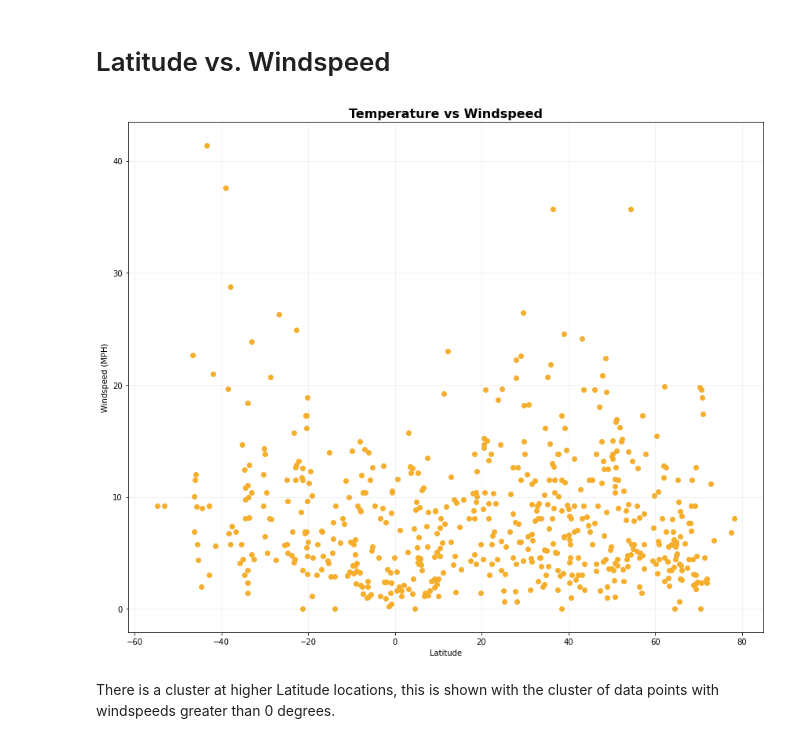
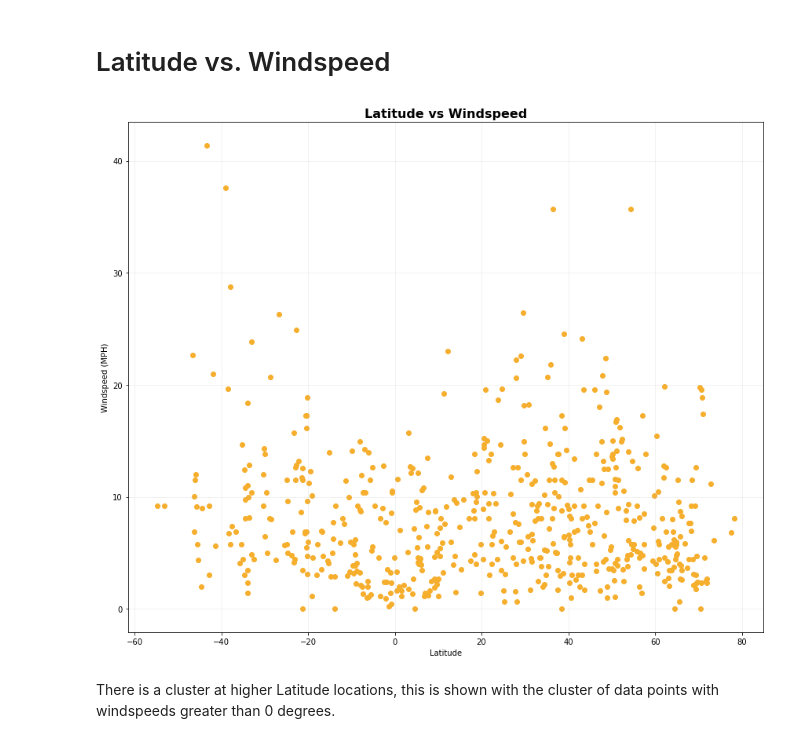
Before and after one commit to boojaado/Python-API-HW, a Jupyter notebook: WeatherPy/WeatherPy_jkeme.ipynb, the cells around one changed output. Cells and saved outputs as stored; diff of their text form; code cells hidden in the pictures.

```diff
--- a/WeatherPy/WeatherPy_jkeme.ipynb
+++ b/WeatherPy/WeatherPy_jkeme.ipynb
@@ -426,20 +428,20 @@ I do not see an observable trend. However, there is no cloudiness at the equator
 # %%
 # Latitude vs. Tempertature
 plt.figure(figsize=(12,10))
 
 plt.scatter(cities_df.Latitude, cities_df.Wind_Speed, color="#F6AE2D")
 
-plt.title("Temperature vs Windspeed", fontweight="bold", fontsize=16)
+plt.title("Latitude vs Windspeed", fontweight="bold", fontsize=16)
 plt.xlabel("Latitude")
 plt.ylabel("Windspeed (MPH)")
 
 plt.grid(axis="both", alpha=0.2)
 
 plt.tight_layout()
 plt.savefig("Lat_V_WindSpd.png")
 plt.show()
 # %% [output]
-[figure, old version]
+[figure, new version]
 # %% [markdown]
 There is a cluster at higher Latitude locations, this is shown with the cluster of data points with windspeeds greater than
 0 degrees.
```
Also changed, not shown: parts of 3 cells of this notebook, 3 other files.
